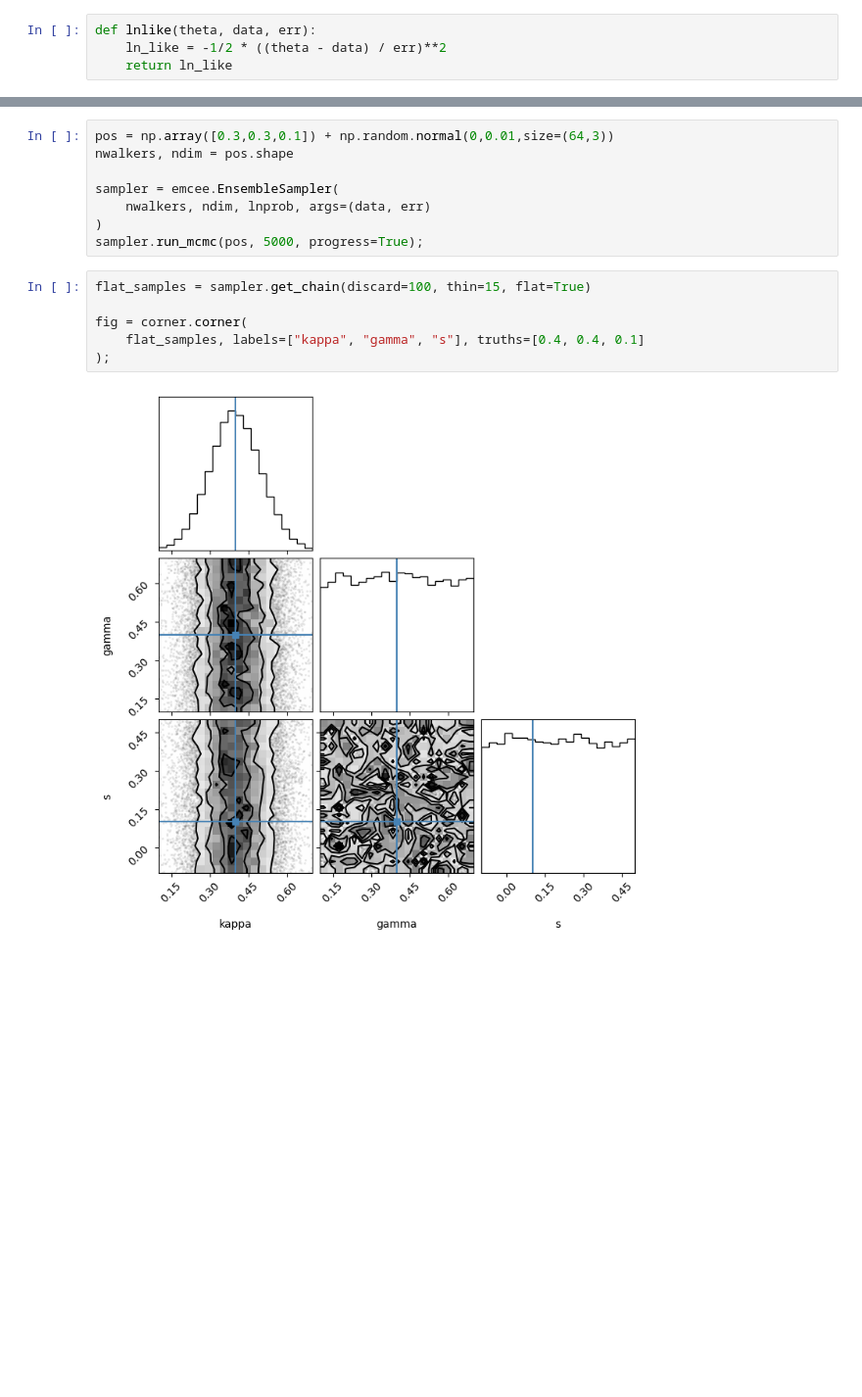
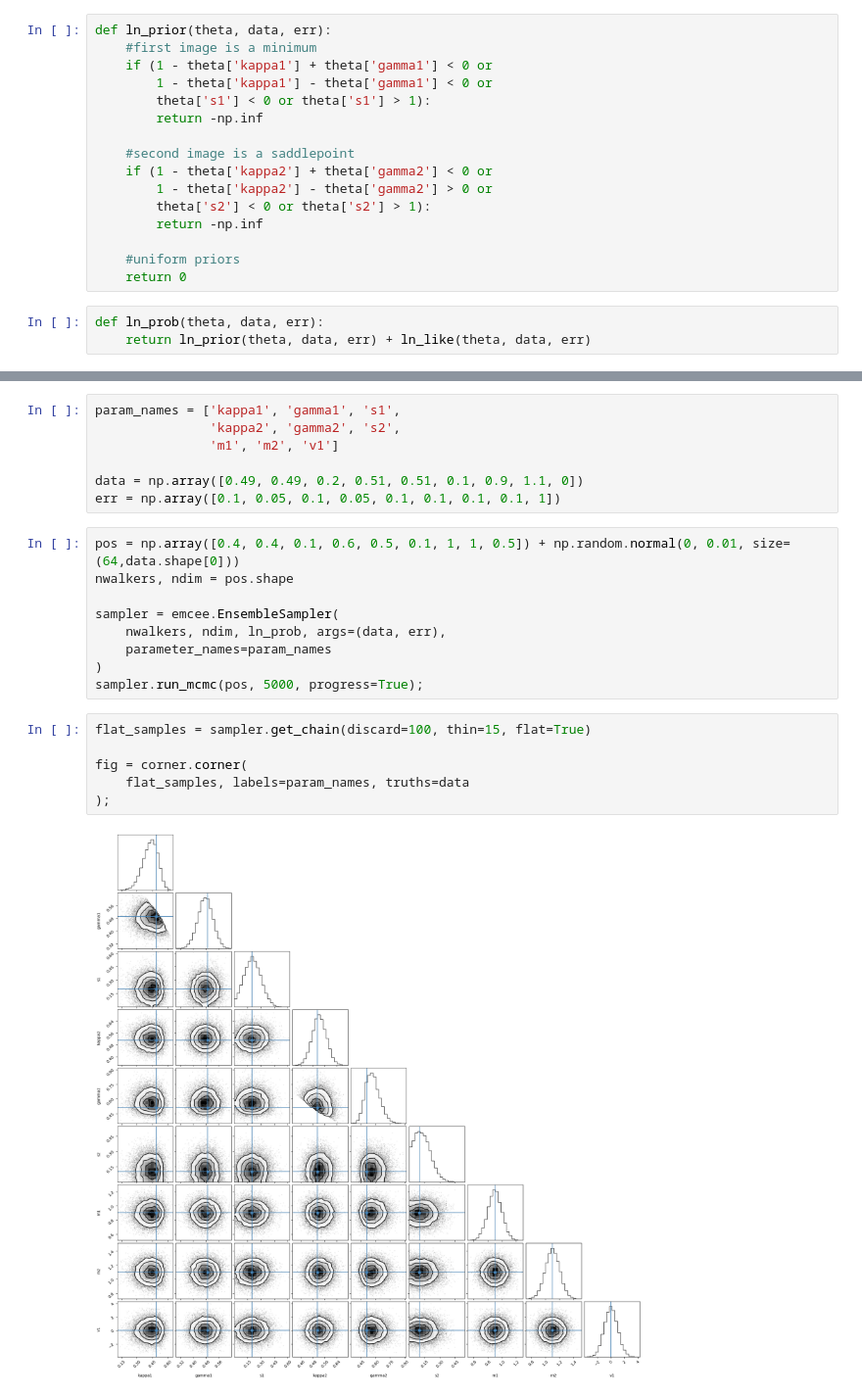
Before and after one commit to gvernard/microSN, a Jupyter notebook: driver_code/sampling.ipynb, the cells around one changed output, grey strips where cells are left out. Shown at 98% size. Saved outputs shown, nothing was run; the diff lists cells and outputs as text; blank space fills up the shorter version.

Commit message:
update parameters used

```diff
--- a/driver_code/sampling.ipynb
+++ b/driver_code/sampling.ipynb
@@ -10,4 +11,19 @@ import numpyro.distributions as dist
+# %%
+def ln_prior(theta, data, err):
+    #first image is a minimum
+    if (1 - theta['kappa1'] + theta['gamma1'] < 0 or
+        1 - theta['kappa1'] - theta['gamma1'] < 0 or
+        theta['s1'] < 0 or theta['s1'] > 1):
+        return -np.inf
+
+    #second image is a saddlepoint
+    if (1 - theta['kappa2'] + theta['gamma2'] < 0 or
+        1 - theta['kappa2'] - theta['gamma2'] > 0 or
+        theta['s2'] < 0 or theta['s2'] > 1):
+        return -np.inf
+
+    #uniform priors
+    return 0
 # %%
-def lnlike(theta, data, err):
-    ln_like = -1/2 * ((theta - data) / err)**2
-    return ln_like
+def ln_prob(theta, data, err):
+    return ln_prior(theta, data, err) + ln_like(theta, data, err)
@@ -29,16 +30,24 @@ err = np.array([0.1, 0.05, 0.1])
+# %%
+param_names = ['kappa1', 'gamma1', 's1',
+               'kappa2', 'gamma2', 's2',
+               'm1', 'm2', 'v1']
+
+data = np.array([0.49, 0.49, 0.2, 0.51, 0.51, 0.1, 0.9, 1.1, 0])
+err = np.array([0.1, 0.05, 0.1, 0.05, 0.1, 0.1, 0.1, 0.1, 1])
 # %%
-pos = np.array([0.3,0.3,0.1]) + np.random.normal(0,0.01,size=(64,3))
+pos = np.array([0.4, 0.4, 0.1, 0.6, 0.5, 0.1, 1, 1, 0.5]) + np.random.normal(0, 0.01, size=(64,data.shape[0]))
 nwalkers, ndim = pos.shape
 
 sampler = emcee.EnsembleSampler(
-    nwalkers, ndim, lnprob, args=(data, err)
+    nwalkers, ndim, ln_prob, args=(data, err),
+    parameter_names=param_names
 )
 sampler.run_mcmc(pos, 5000, progress=True);
 # %%
 flat_samples = sampler.get_chain(discard=100, thin=15, flat=True)
 
 fig = corner.corner(
-    flat_samples, labels=["kappa", "gamma", "s"], truths=[0.4, 0.4, 0.1]
+    flat_samples, labels=param_names, truths=data
 );
 # %% [output]
-[figure, old version]
+[figure, new version]
```
Also changed, not shown: parts of 6 cells of this notebook.
